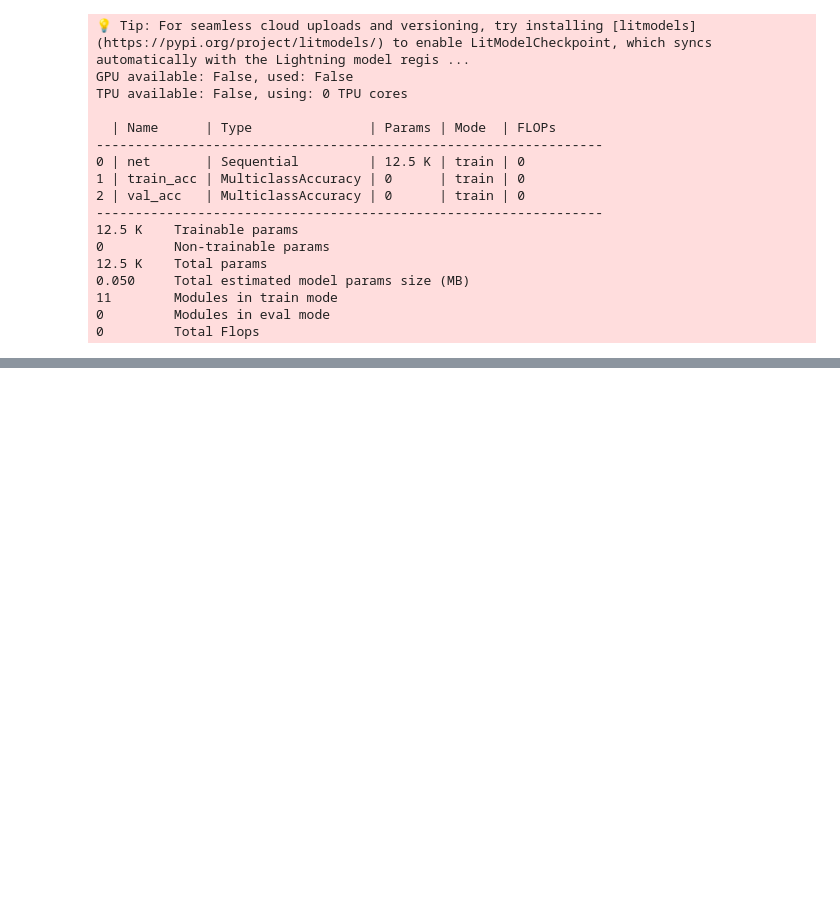
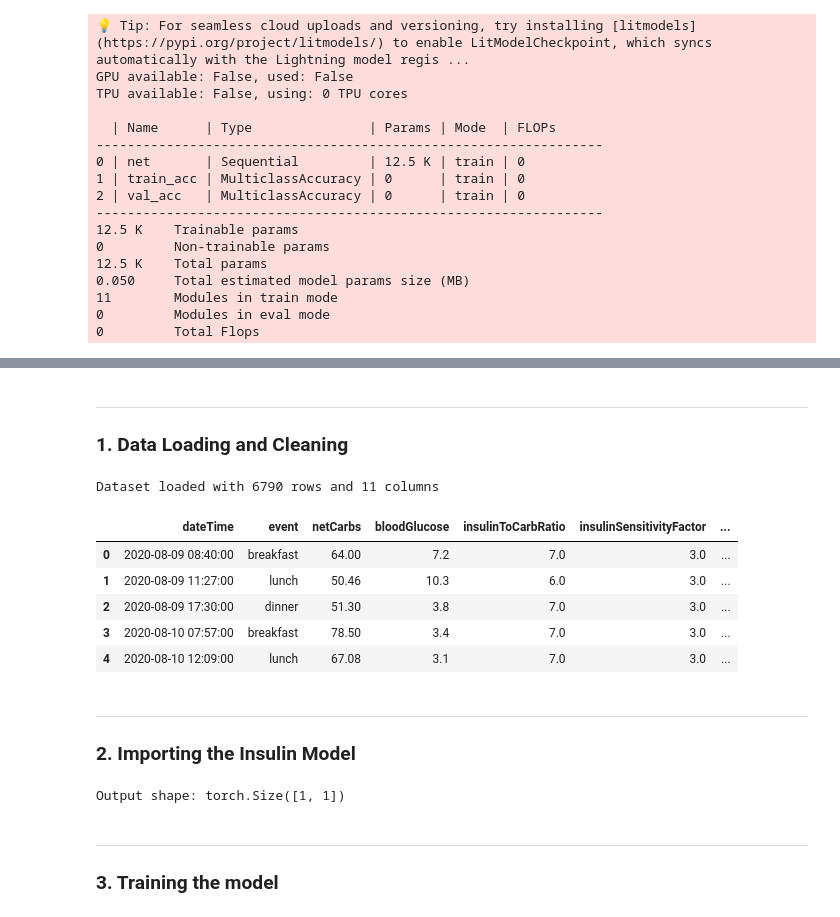
Before and after one commit to ShianLiChen/MLFinalProject, a Jupyter notebook: finalproject.ipynb, the cells around one changed output, grey strips where cells are left out. Cells and saved outputs as stored; diff of their text form; code cells hidden in the pictures; blank space fills up the shorter version.

Commit message:
Incorporate insulin prediction into src and Jupyter Notebook

```diff
--- a/finalproject.ipynb
+++ b/finalproject.ipynb
@@ -313,0 +321,47 @@ Final Validation Accuracy: 0.9971
+# %% [markdown]
+---
+### 1. Data Loading and Cleaning
+# %%
+# Base directory
+BASE_DIR = os.getcwd()
+DATA_PATH = os.path.join(BASE_DIR, 'data', 'raw', 'home_insulin_clean_target_gc.csv')
+
+# Load cleaned dataset
+df = pd.read_csv(DATA_PATH, parse_dates=["dateTime"])
+print(f"Dataset loaded with {len(df)} rows and {len(df.columns)} columns")
+
+# Display first few rows
+df.head()
+# %% [output]
+Dataset loaded with 6790 rows and 11 columns
+|  | dateTime | event | netCarbs | bloodGlucose | insulinToCarbRatio | insulinSensitivityFactor | ... |
+| 0 | 2020-08-09 08:40:00 | breakfast | 64.00 | 7.2 | 7.0 | 3.0 | ... |
+| 1 | 2020-08-09 11:27:00 | lunch | 50.46 | 10.3 | 6.0 | 3.0 | ... |
+| 2 | 2020-08-09 17:30:00 | dinner | 51.30 | 3.8 | 7.0 | 3.0 | ... |
+| 3 | 2020-08-10 07:57:00 | breakfast | 78.50 | 3.4 | 7.0 | 3.0 | ... |
+| 4 | 2020-08-10 12:09:00 | lunch | 67.08 | 3.1 | 7.0 | 3.0 | ... |
+# %% [markdown]
+---
+### 2. Importing the Insulin Model
+# %%
+from src.model.model_idg import InsulinDataset, InsulinModule
+
+# Take one sample from dataset
+dataset = InsulinDataset(df)
+batch_dict, target = dataset[0]
+
+# Add batch dimension for each tensor in the dict
+batch_dict = {k: v.unsqueeze(0) for k, v in batch_dict.items()}  # shape (1, 1)
+target = target.unsqueeze(0)  # shape (1,)
+
+# Initialize model
+model_insulin = InsulinModule()
+
+# Forward pass
+y_hat = model_insulin(batch_dict)
+print("Output shape:", y_hat.shape)
+# %% [output]
+Output shape: torch.Size([1, 1])
+# %% [markdown]
+---
+### 3. Training the model
```
Also changed, not shown: parts of 20 cells of this notebook, 18 other files.
